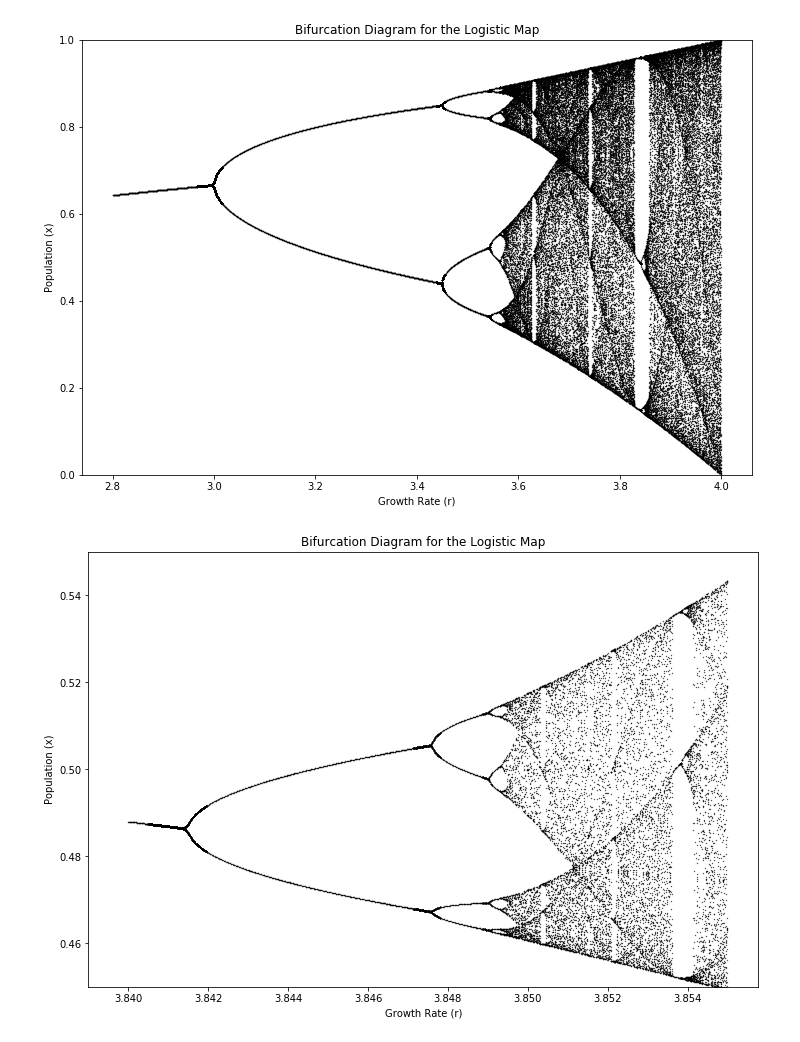
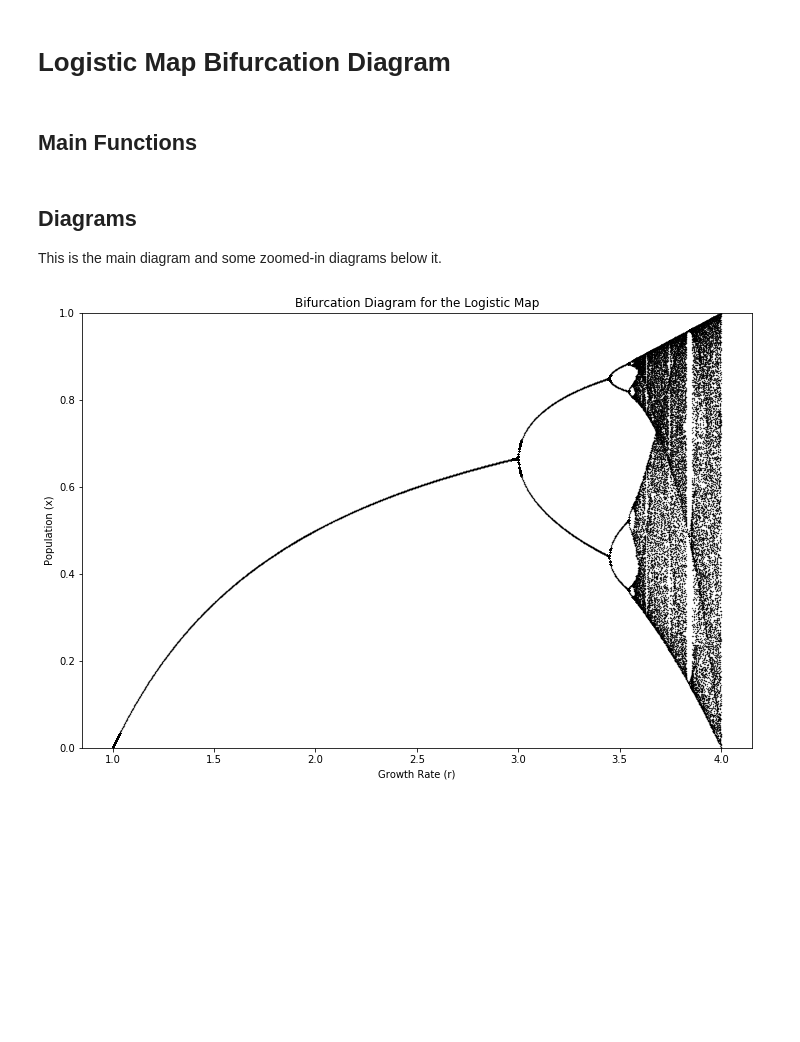
Before and after one commit to antonio-gor/math, a Jupyter notebook: LogisticMap.ipynb, the cells around one changed output. Drawn from its saved outputs; the diff is of its cells as text; code cells hidden in the pictures; blank space fills up the shorter version.

Commit message:
update LogisticMap notebook

```diff
--- a/LogisticMap.ipynb
+++ b/LogisticMap.ipynb
@@ -1,6 +1,10 @@
+# %% [markdown]
+# Logistic Map Bifurcation Diagram
 # %%
 import matplotlib.pyplot as plt
 import numpy as np
+# %% [markdown]
+## Main Functions
 # %%
 def logistic_fn(r, p=0.5, n=1000):
     """ Return N logistic values for given growth rate R and initial population P. """
@@ -9,7 +13,7 @@ def logistic_fn(r, p=0.5, n=1000):
         x[i] = r * x[i-1] * (1 - x[i-1])
     return x
 
-def logistic_map(p=0.5, num=1000, rmin=1, rmax=4):
+def logistic_map(p=0.5, num=2000, rmin=1, rmax=4):
     """ Returns the limits for varying growth rates. """
     all_limits = []
     r_vals = np.linspace(rmin, rmax, num)
@@ -20,7 +24,7 @@ def logistic_map(p=0.5, num=1000, rmin=1, rmax=4):
         all_limits.append(limits)
     return r_vals, all_limits
 
-def bifurcation_diagram(p=0.5, num=1000, rmin=1, rmax=4, ymin=0, ymax=1):
+def bifurcation_diagram(p=0.5, num=2000, rmin=1, rmax=4, ymin=0, ymax=1):
     """ Plots the bifurcation diagram for the logistic map. """
     r_vals, all_limits = logistic_map(p, num, rmin, rmax)
     plt.figure(figsize=(12, 8))
@@ -30,11 +34,14 @@ def bifurcation_diagram(p=0.5, num=1000, rmin=1, rmax=4, ymin=0, ymax=1):
     plt.xlabel("Growth Rate (r)")
     plt.ylabel("Population (x)")
     plt.ylim(ymin, ymax)
+# %% [markdown]
+## Diagrams
+This is the main diagram and some zoomed-in diagrams below it.
+# %%
+bifurcation_diagram()
+# %% [output]
+[figure, added]
 # %%
-bifurcation_diagram(num=2000, rmin=2.8, rmax=4)
+bifurcation_diagram(rmin=2.8)
-# %% [output]
-[figure, removed]
 # %%
 bifurcation_diagram(rmin=3.84, rmax=3.855, ymin=0.45, ymax=0.55)
-# %% [output]
-[figure, removed]
```
Also changed, not shown: parts of 1 cell of this notebook.
